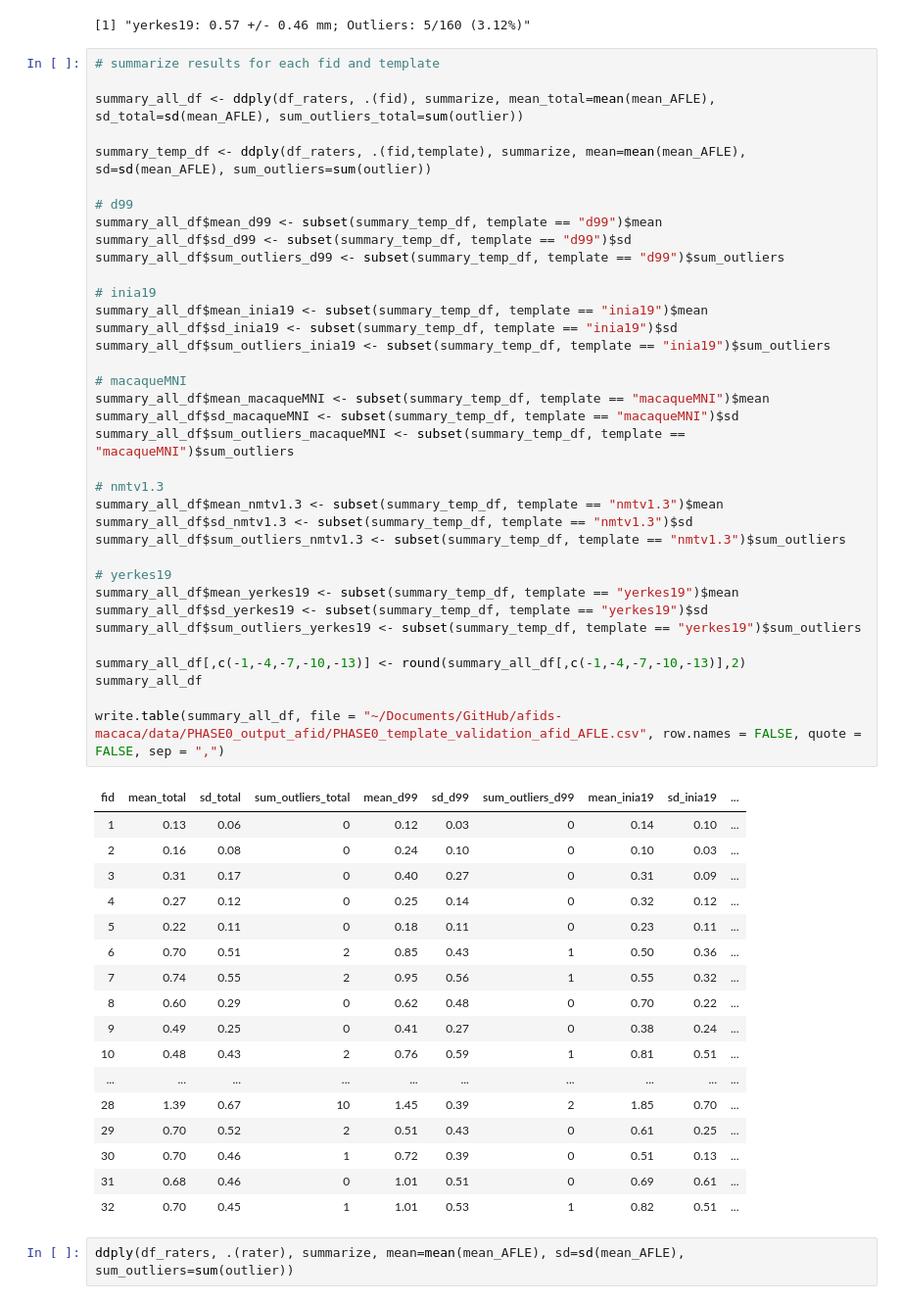
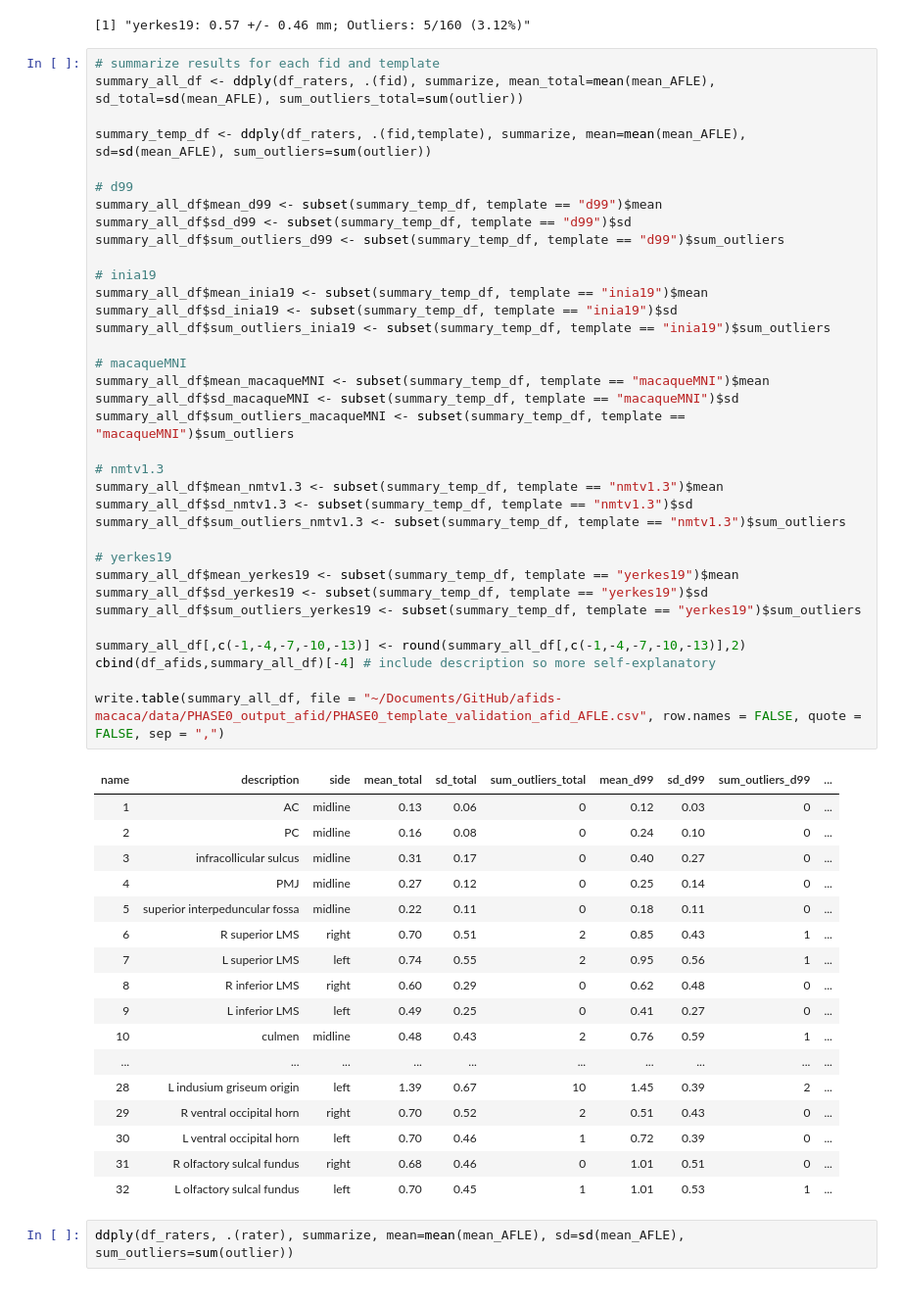
Before and after one commit to afids/afids-macaca, a Jupyter notebook: notebooks/PHASE0_template_validation_BrainWeb2020.ipynb, the cells around one changed output. Shown: that part at 98% size. Cells and saved outputs as stored; diff of their text form.

```diff
--- a/notebooks/PHASE0_template_validation_BrainWeb2020.ipynb
+++ b/notebooks/PHASE0_template_validation_BrainWeb2020.ipynb
@@ -314,58 +293,57 @@ sprintf( "yerkes19: %.2f +/- %.2f mm; Outliers: %d/%d (%.2f%%)",
 [1] "yerkes19: 0.57 +/- 0.46 mm; Outliers: 5/160 (3.12%)"
 # %%
 # summarize results for each fid and template
-
 summary_all_df <- ddply(df_raters, .(fid), summarize, mean_total=mean(mean_AFLE), sd_total=sd(mean_AFLE), sum_outliers_total=sum(outlier))
 
 summary_temp_df <- ddply(df_raters, .(fid,template), summarize, mean=mean(mean_AFLE), sd=sd(mean_AFLE), sum_outliers=sum(outlier))
 
 # d99
 summary_all_df$mean_d99 <- subset(summary_temp_df, template == "d99")$mean
 summary_all_df$sd_d99 <- subset(summary_temp_df, template == "d99")$sd
 summary_all_df$sum_outliers_d99 <- subset(summary_temp_df, template == "d99")$sum_outliers
 
 # inia19
 summary_all_df$mean_inia19 <- subset(summary_temp_df, template == "inia19")$mean
 summary_all_df$sd_inia19 <- subset(summary_temp_df, template == "inia19")$sd
 summary_all_df$sum_outliers_inia19 <- subset(summary_temp_df, template == "inia19")$sum_outliers
 
 # macaqueMNI
 summary_all_df$mean_macaqueMNI <- subset(summary_temp_df, template == "macaqueMNI")$mean
 summary_all_df$sd_macaqueMNI <- subset(summary_temp_df, template == "macaqueMNI")$sd
 summary_all_df$sum_outliers_macaqueMNI <- subset(summary_temp_df, template == "macaqueMNI")$sum_outliers
 
 # nmtv1.3
 summary_all_df$mean_nmtv1.3 <- subset(summary_temp_df, template == "nmtv1.3")$mean
 summary_all_df$sd_nmtv1.3 <- subset(summary_temp_df, template == "nmtv1.3")$sd
 summary_all_df$sum_outliers_nmtv1.3 <- subset(summary_temp_df, template == "nmtv1.3")$sum_outliers
 
 # yerkes19
 summary_all_df$mean_yerkes19 <- subset(summary_temp_df, template == "yerkes19")$mean
 summary_all_df$sd_yerkes19 <- subset(summary_temp_df, template == "yerkes19")$sd
 summary_all_df$sum_outliers_yerkes19 <- subset(summary_temp_df, template == "yerkes19")$sum_outliers
 
 summary_all_df[,c(-1,-4,-7,-10,-13)] <- round(summary_all_df[,c(-1,-4,-7,-10,-13)],2)
-summary_all_df
+cbind(df_afids,summary_all_df)[-4] # include description so more self-explanatory
 
 write.table(summary_all_df, file = "~/Documents/GitHub/afids-macaca/data/PHASE0_output_afid/PHASE0_template_validation_afid_AFLE.csv", row.names = FALSE, quote = FALSE, sep = ",")
 # %% [output]
-| fid | mean_total | sd_total | sum_outliers_total | mean_d99 | sd_d99 | sum_outliers_d99 | mean_inia19 | sd_inia19 | ... |
-| 1 | 0.13 | 0.06 | 0 | 0.12 | 0.03 | 0 | 0.14 | 0.10 | ... |
-| 2 | 0.16 | 0.08 | 0 | 0.24 | 0.10 | 0 | 0.10 | 0.03 | ... |
-| 3 | 0.31 | 0.17 | 0 | 0.40 | 0.27 | 0 | 0.31 | 0.09 | ... |
-| 4 | 0.27 | 0.12 | 0 | 0.25 | 0.14 | 0 | 0.32 | 0.12 | ... |
-| 5 | 0.22 | 0.11 | 0 | 0.18 | 0.11 | 0 | 0.23 | 0.11 | ... |
-| 6 | 0.70 | 0.51 | 2 | 0.85 | 0.43 | 1 | 0.50 | 0.36 | ... |
-| 7 | 0.74 | 0.55 | 2 | 0.95 | 0.56 | 1 | 0.55 | 0.32 | ... |
-| 8 | 0.60 | 0.29 | 0 | 0.62 | 0.48 | 0 | 0.70 | 0.22 | ... |
-| 9 | 0.49 | 0.25 | 0 | 0.41 | 0.27 | 0 | 0.38 | 0.24 | ... |
-| 10 | 0.48 | 0.43 | 2 | 0.76 | 0.59 | 1 | 0.81 | 0.51 | ... |
+| name | description | side | mean_total | sd_total | sum_outliers_total | mean_d99 | sd_d99 | sum_outliers_d99 | ... |
+| 1 | AC | midline | 0.13 | 0.06 | 0 | 0.12 | 0.03 | 0 | ... |
+| 2 | PC | midline | 0.16 | 0.08 | 0 | 0.24 | 0.10 | 0 | ... |
+| 3 | infracollicular sulcus | midline | 0.31 | 0.17 | 0 | 0.40 | 0.27 | 0 | ... |
+| 4 | PMJ | midline | 0.27 | 0.12 | 0 | 0.25 | 0.14 | 0 | ... |
+| 5 | superior interpeduncular fossa | midline | 0.22 | 0.11 | 0 | 0.18 | 0.11 | 0 | ... |
+| 6 | R superior LMS | right | 0.70 | 0.51 | 2 | 0.85 | 0.43 | 1 | ... |
+| 7 | L superior LMS | left | 0.74 | 0.55 | 2 | 0.95 | 0.56 | 1 | ... |
+| 8 | R inferior LMS | right | 0.60 | 0.29 | 0 | 0.62 | 0.48 | 0 | ... |
+| 9 | L inferior LMS | left | 0.49 | 0.25 | 0 | 0.41 | 0.27 | 0 | ... |
+| 10 | culmen | midline | 0.48 | 0.43 | 2 | 0.76 | 0.59 | 1 | ... |
 | ... | ... | ... | ... | ... | ... | ... | ... | ... | ... |
-| 28 | 1.39 | 0.67 | 10 | 1.45 | 0.39 | 2 | 1.85 | 0.70 | ... |
-| 29 | 0.70 | 0.52 | 2 | 0.51 | 0.43 | 0 | 0.61 | 0.25 | ... |
-| 30 | 0.70 | 0.46 | 1 | 0.72 | 0.39 | 0 | 0.51 | 0.13 | ... |
-| 31 | 0.68 | 0.46 | 0 | 1.01 | 0.51 | 0 | 0.69 | 0.61 | ... |
-| 32 | 0.70 | 0.45 | 1 | 1.01 | 0.53 | 1 | 0.82 | 0.51 | ... |
+| 28 | L indusium griseum origin | left | 1.39 | 0.67 | 10 | 1.45 | 0.39 | 2 | ... |
+| 29 | R ventral occipital horn | right | 0.70 | 0.52 | 2 | 0.51 | 0.43 | 0 | ... |
+| 30 | L ventral occipital horn | left | 0.70 | 0.46 | 1 | 0.72 | 0.39 | 0 | ... |
+| 31 | R olfactory sulcal fundus | right | 0.68 | 0.46 | 0 | 1.01 | 0.51 | 0 | ... |
+| 32 | L olfactory sulcal fundus | left | 0.70 | 0.45 | 1 | 1.01 | 0.53 | 1 | ... |
 # %%
 ddply(df_raters, .(rater), summarize, mean=mean(mean_AFLE), sd=sd(mean_AFLE), sum_outliers=sum(outlier))
 # %% [output]
```
Also changed, not shown: parts of 5 cells of this notebook.
